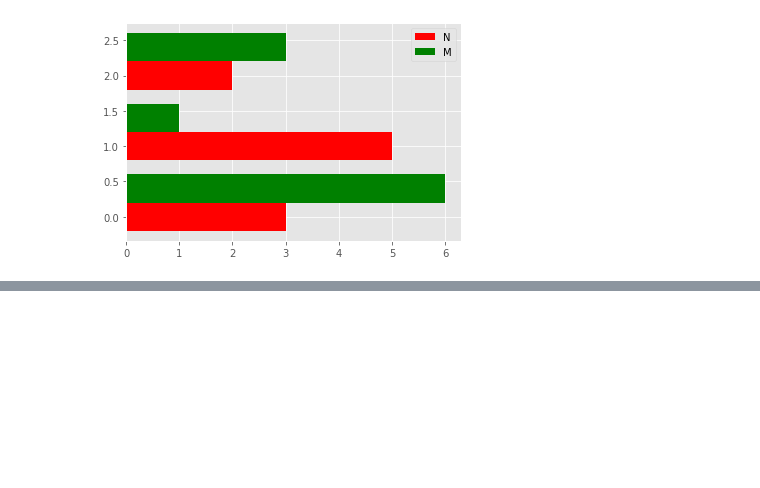
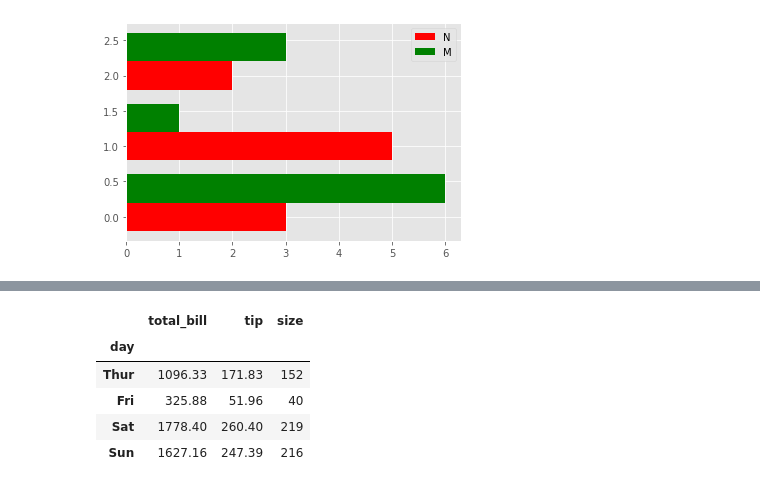
Before and after one commit to adsum-ss/pythonlibraries, a Jupyter notebook: Matplotlib/10.plt.Bar Plot.ipynb, the cells around one changed output, grey strips where cells are left out. Saved outputs shown, nothing was run; the diff lists cells and outputs as text; code cells hidden in the pictures; blank space fills up the shorter version.

```diff
--- a/Matplotlib/10.plt.Bar Plot.ipynb
+++ b/Matplotlib/10.plt.Bar Plot.ipynb
@@ -246,0 +259,10 @@ plt.show()
+# %%
+df = df.groupby('day').sum()
+df
+# %% [output]
+|  | total_bill | tip | size |
+| day |  |  |  |
+| Thur | 1096.33 | 171.83 | 152 |
+| Fri | 325.88 | 51.96 | 40 |
+| Sat | 1778.40 | 260.40 | 219 |
+| Sun | 1627.16 | 247.39 | 216 |
```
Also changed, not shown: parts of 3 cells of this notebook, 1 other file.
